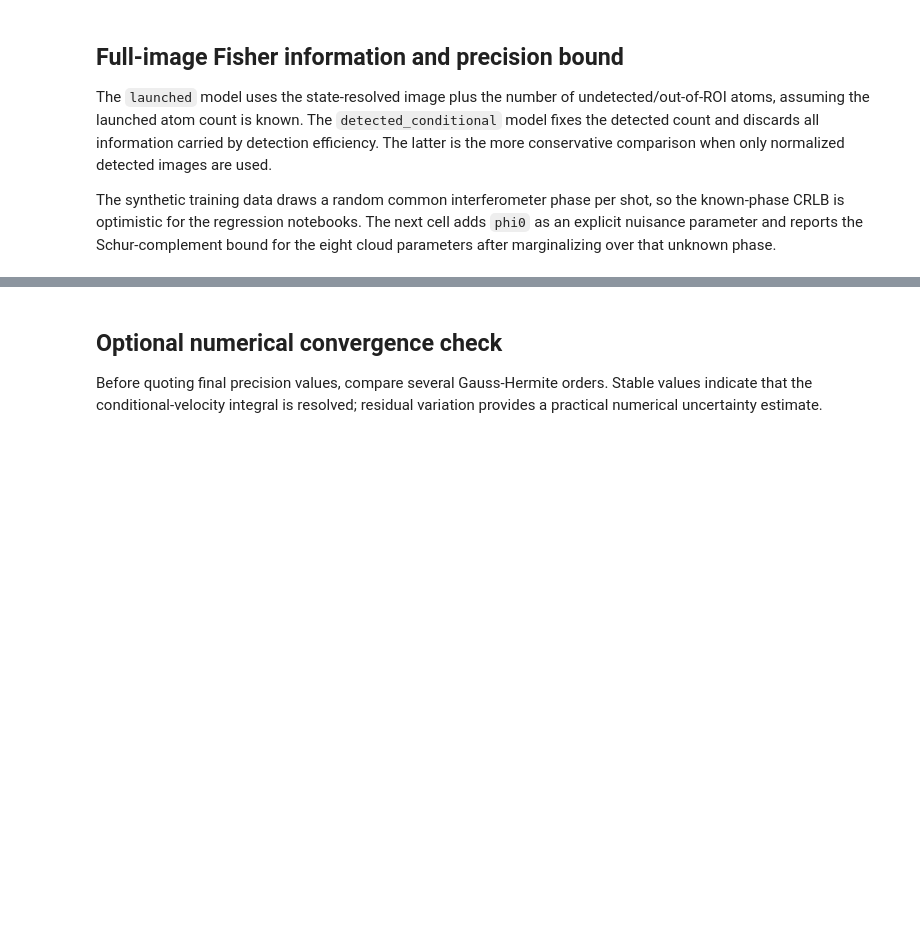
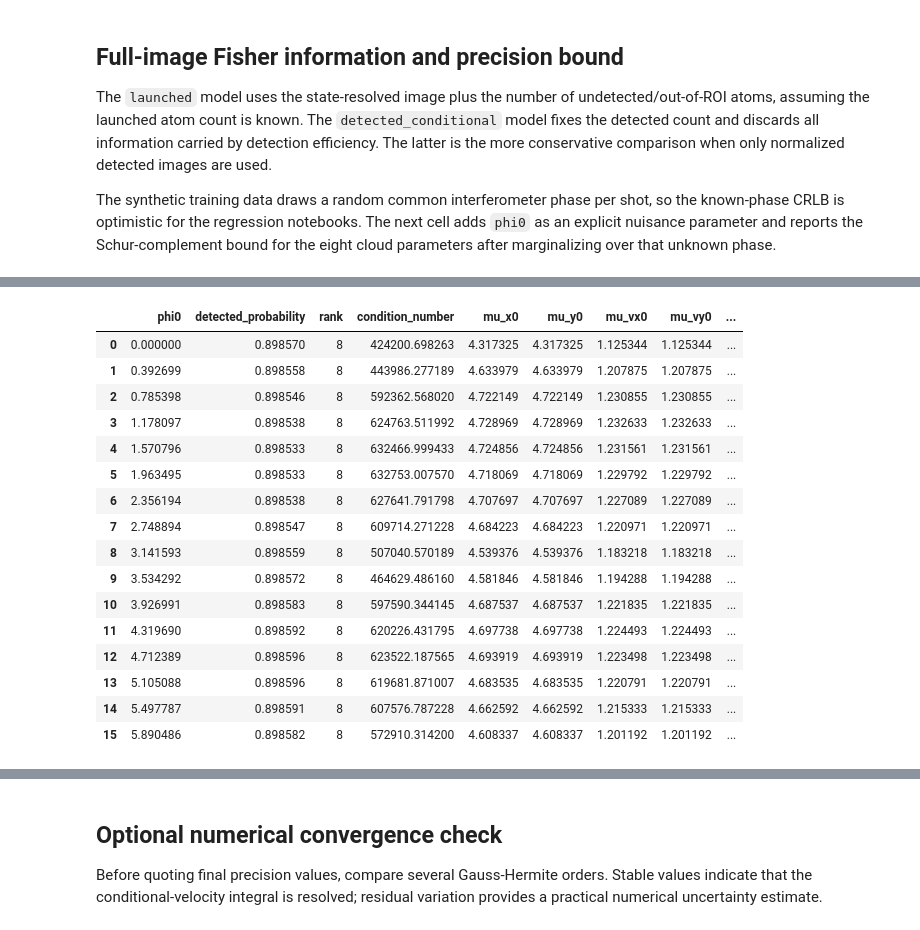
Before and after one commit to noammouelle/gaussian-wavefront-spatially-resolved-inference, a Jupyter notebook: notebooks/psmap_initial_condition_fisher.ipynb, the cells around one changed output, grey strips where cells are left out. Cells and saved outputs as stored; diff of their text form; code cells hidden in the pictures; blank space fills up the shorter version.

```diff
--- a/notebooks/psmap_initial_condition_fisher.ipynb
+++ b/notebooks/psmap_initial_condition_fisher.ipynb
@@ -352,0 +333,86 @@ Set RUN_RANDOM_PHASE_NUISANCE_SCAN=True to calculate the random-phi0 ensemble be
+# %%
+RUN_PHI0_PRIOR_INTEGRATION = True
+PHI0_PRIOR_POINTS = 16
+
+from tqdm import tqdm
+
+if RUN_PHI0_PRIOR_INTEGRATION:
+    phi0_prior_values = np.linspace(0, 2*np.pi, PHI0_PRIOR_POINTS, endpoint=False)
+    phi0_prior_rows = []
+    conditional_profiled_fishers = []
+    launched_profiled_fishers = []
+
+    for phase in tqdm(phi0_prior_values):
+        result = fisher_with_phi0_nuisance(phase)
+        conditional_profiled_fishers.append(result['unknown_conditional_profiled_scaled_fisher'])
+        launched_profiled_fishers.append(result['unknown_launched_profiled_scaled_fisher'])
+        std = result['unknown_conditional_std']
+        phi0_prior_rows.append({
+            'phi0': phase,
+            'detected_probability': result['detected_probability'],
+            'rank': result['unknown_conditional_rank'],
+            'condition_number': result['unknown_conditional_condition'],
+            **{name: std[index] * display_scales[index]
+               for index, name in enumerate(PARAMETER_NAMES)},
+        })
+
+    phi0_prior_table = pd.DataFrame(phi0_prior_rows)
+    display(phi0_prior_table)
+
+    conditional_phi_prior_profiled_fisher = np.mean(conditional_profiled_fishers, axis=0)
+    launched_phi_prior_profiled_fisher = np.mean(launched_profiled_fishers, axis=0)
+
+    (
+        conditional_phi_prior_std,
+        conditional_phi_prior_correlation,
+        conditional_phi_prior_eigenvalues,
+        conditional_phi_prior_rank,
+        conditional_phi_prior_condition,
+    ) = diagnostics_from_profiled_scaled(conditional_phi_prior_profiled_fisher, parameter_scales)
+    (
+        launched_phi_prior_std,
+        launched_phi_prior_correlation,
+        launched_phi_prior_eigenvalues,
+        launched_phi_prior_rank,
+        launched_phi_prior_condition,
+    ) = diagnostics_from_profiled_scaled(launched_phi_prior_profiled_fisher, parameter_scales)
+
+    phi0_prior_summary = pd.DataFrame({
+        'parameter': PARAMETER_NAMES,
+        'unit': units,
+        'uniform_phi0_prior_detected_CRLB': conditional_phi_prior_std * display_scales,
+        'uniform_phi0_prior_launched_CRLB': launched_phi_prior_std * display_scales,
+        'median_local_detected_CRLB': np.median(
+            phi0_prior_table[list(PARAMETER_NAMES)].to_numpy(), axis=0
+        ),
+    }).set_index('parameter')
+    display(phi0_prior_summary)
+
+    print(f'Uniform phi0 prior nodes: {PHI0_PRIOR_POINTS}')
+    print(f'Prior-integrated detected-image rank: {conditional_phi_prior_rank}/8; condition number: {conditional_phi_prior_condition:.3e}')
+    print(f'Prior-integrated launched-count rank: {launched_phi_prior_rank}/8; condition number: {launched_phi_prior_condition:.3e}')
+else:
+    conditional_phi_prior_std = conditional_phi_nuisance_std
+    conditional_phi_prior_correlation = conditional_phi_nuisance_correlation
+    conditional_phi_prior_eigenvalues = conditional_phi_nuisance_eigenvalues
+    conditional_phi_prior_rank = conditional_phi_nuisance_rank
+    conditional_phi_prior_condition = conditional_phi_nuisance_condition
+    print('Set RUN_PHI0_PRIOR_INTEGRATION=True to calculate the uniform-phi0 prior benchmark.')
+# %% [output]
+|  | phi0 | detected_probability | rank | condition_number | mu_x0 | mu_y0 | mu_vx0 | mu_vy0 | ... |
+| 0 | 0.000000 | 0.898570 | 8 | 424200.698263 | 4.317325 | 4.317325 | 1.125344 | 1.125344 | ... |
+| 1 | 0.392699 | 0.898558 | 8 | 443986.277189 | 4.633979 | 4.633979 | 1.207875 | 1.207875 | ... |
+| 2 | 0.785398 | 0.898546 | 8 | 592362.568020 | 4.722149 | 4.722149 | 1.230855 | 1.230855 | ... |
+| 3 | 1.178097 | 0.898538 | 8 | 624763.511992 | 4.728969 | 4.728969 | 1.232633 | 1.232633 | ... |
+| 4 | 1.570796 | 0.898533 | 8 | 632466.999433 | 4.724856 | 4.724856 | 1.231561 | 1.231561 | ... |
+| 5 | 1.963495 | 0.898533 | 8 | 632753.007570 | 4.718069 | 4.718069 | 1.229792 | 1.229792 | ... |
+| 6 | 2.356194 | 0.898538 | 8 | 627641.791798 | 4.707697 | 4.707697 | 1.227089 | 1.227089 | ... |
+| 7 | 2.748894 | 0.898547 | 8 | 609714.271228 | 4.684223 | 4.684223 | 1.220971 | 1.220971 | ... |
+| 8 | 3.141593 | 0.898559 | 8 | 507040.570189 | 4.539376 | 4.539376 | 1.183218 | 1.183218 | ... |
+| 9 | 3.534292 | 0.898572 | 8 | 464629.486160 | 4.581846 | 4.581846 | 1.194288 | 1.194288 | ... |
+| 10 | 3.926991 | 0.898583 | 8 | 597590.344145 | 4.687537 | 4.687537 | 1.221835 | 1.221835 | ... |
+| 11 | 4.319690 | 0.898592 | 8 | 620226.431795 | 4.697738 | 4.697738 | 1.224493 | 1.224493 | ... |
+| 12 | 4.712389 | 0.898596 | 8 | 623522.187565 | 4.693919 | 4.693919 | 1.223498 | 1.223498 | ... |
+| 13 | 5.105088 | 0.898596 | 8 | 619681.871007 | 4.683535 | 4.683535 | 1.220791 | 1.220791 | ... |
+| 14 | 5.497787 | 0.898591 | 8 | 607576.787228 | 4.662592 | 4.662592 | 1.215333 | 1.215333 | ... |
+| 15 | 5.890486 | 0.898582 | 8 | 572910.314200 | 4.608337 | 4.608337 | 1.201192 | 1.201192 | ... |
```
Also changed, not shown: parts of 13 cells of this notebook, 5 other files.
